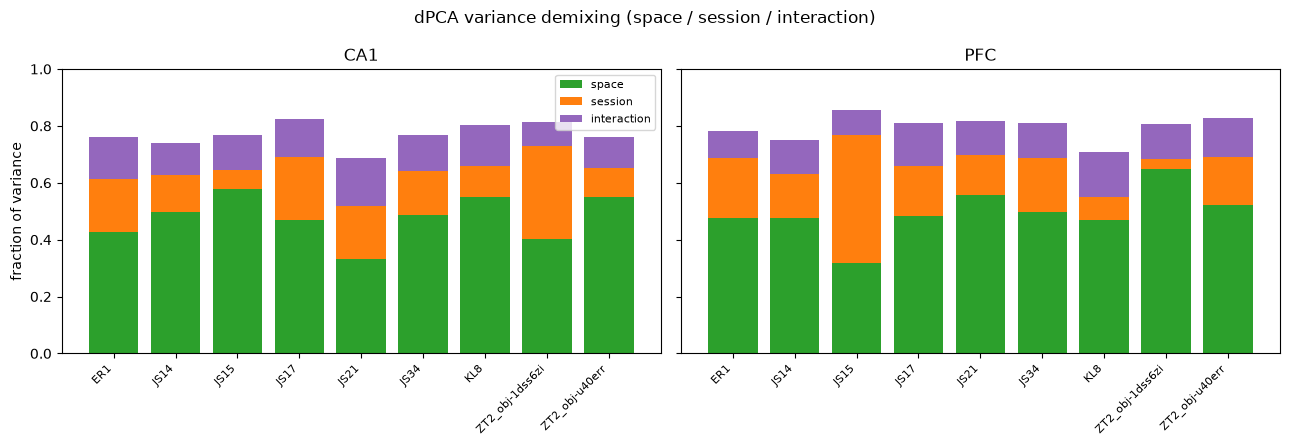
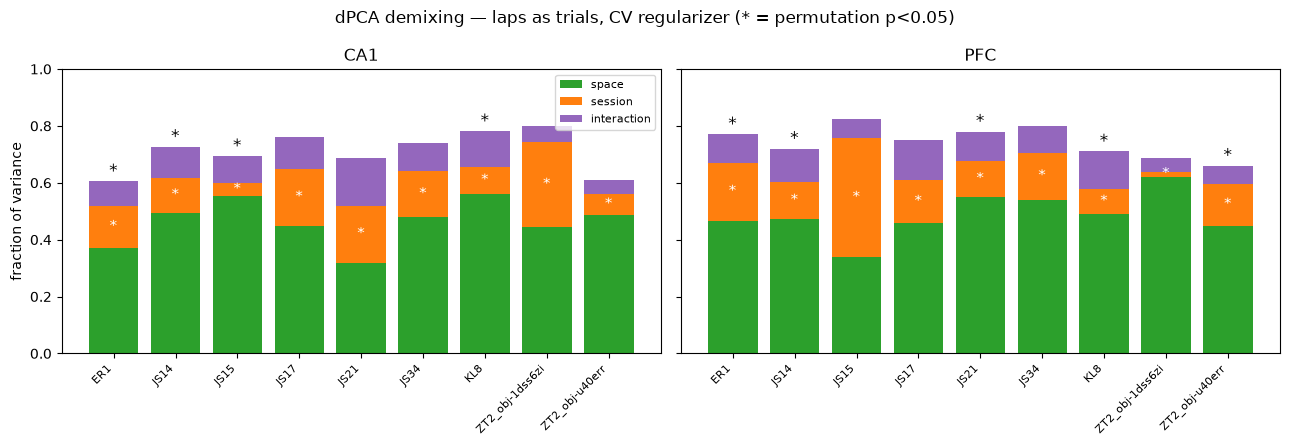
Unified diff of the notebook cell whose output changed from the first chart to the second:
--- before
+++ after
@@ -3,7 +3,8 @@
     d = np.load(f, allow_pickle=False)
     rows.append((str(d["session_key"]), str(d["region"]),
-                 float(d["evr_s"].sum()), float(d["evr_q"].sum()), float(d["evr_sq"].sum()),
-                 int(d["sessions"].size)))
-df = pd.DataFrame(rows, columns=["session", "region", "space", "session_var", "interact", "n_sess"])
+                 float(d["evr_s"].sum()), float(d["evr_q"].sum()), float(d["evr_qs"].sum()),
+                 float(d["p_q"]), float(d["p_qs"]), float(d["regularizer"]), int(d["sessions"].size)))
+df = pd.DataFrame(rows, columns=["session", "region", "space", "session_var",
+                                 "interact", "p_q", "p_qs", "reg", "n_sess"])
 
 fig, axes = plt.subplots(1, 2, figsize=(13, 4.5), sharey=True)
@@ -14,8 +15,13 @@
     ax.bar(x, sub.session_var, bottom=sub.space, label="session", color="tab:orange")
     ax.bar(x, sub.interact, bottom=sub.space + sub.session_var, label="interaction", color="tab:purple")
+    for j, (_, r) in enumerate(sub.iterrows()):        # permutation-significance stars
+        if r.p_q < 0.05:
+            ax.text(j, r.space + r.session_var / 2, "*", ha="center", va="center", color="white", fontsize=11)
+        if r.p_qs < 0.05:
+            ax.text(j, r.space + r.session_var + r.interact + 0.02, "*", ha="center", fontsize=12)
     ax.set_xticks(x); ax.set_xticklabels(sub.index, rotation=45, ha="right", fontsize=8)
     ax.set_title(region); ax.set_ylim(0, 1)
 axes[0].set_ylabel("fraction of variance"); axes[0].legend(loc="upper right", fontsize=8)
-fig.suptitle("dPCA variance demixing (space / session / interaction)")
+fig.suptitle("dPCA demixing — laps as trials, CV regularizer (* = permutation p<0.05)")
 plt.tight_layout()
 df.groupby("region")[["space", "session_var", "interact"]].mean().round(3)

Commit: Stage 2: lap-based dPCA (CV reg + permutation significance) and position-indexed GPFA